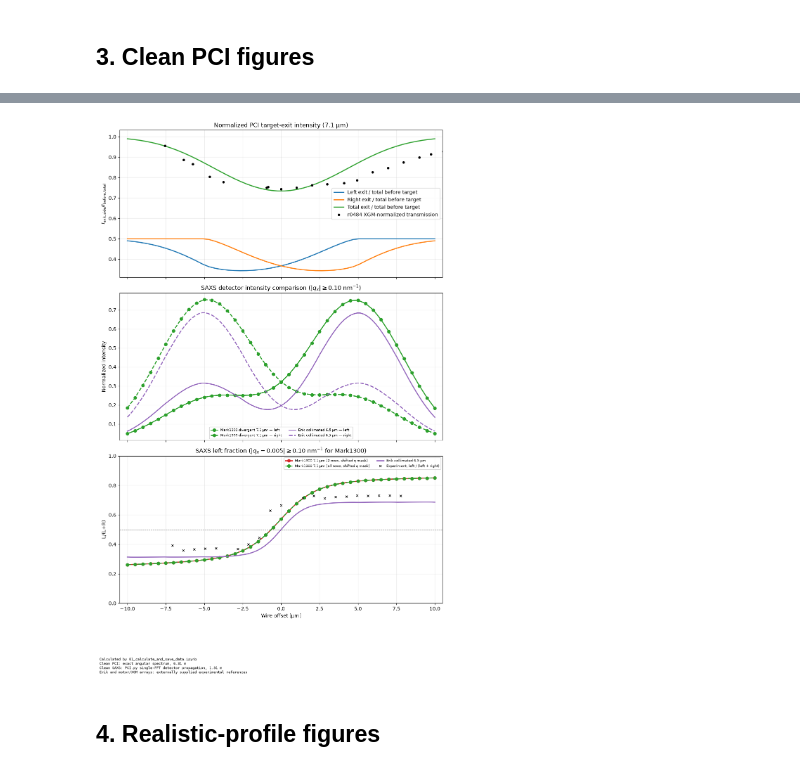
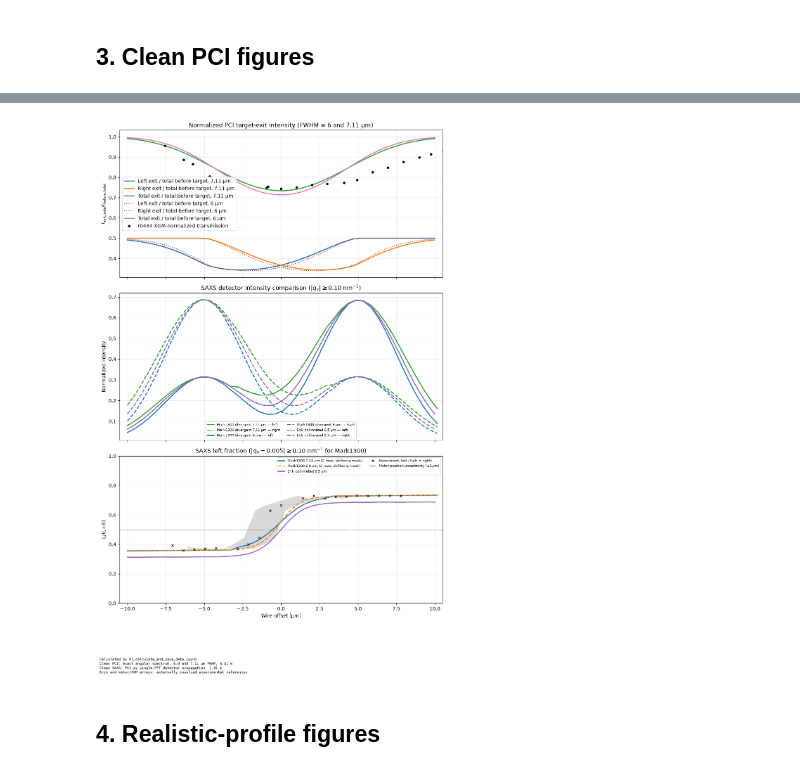
Before and after one commit to wenfe/PCI_Codebase, a Jupyter notebook: PCI_Codebase/SAXS_asymmetry/02_plot_and_save_figures.ipynb, the cells around one changed output, grey strips where cells are left out. Saved outputs shown, nothing was run; the diff lists cells and outputs as text; code cells hidden in the pictures.

```diff
--- a/PCI_Codebase/SAXS_asymmetry/02_plot_and_save_figures.ipynb
+++ b/PCI_Codebase/SAXS_asymmetry/02_plot_and_save_figures.ipynb
@@ -221,8 +347,10 @@ Clean SAXS figures: collimated_7p1um (41)
 # %%
 fig, axes = plt.subplots(1, 2, figsize=(15, 6))
 styles = {
-    "mark1300_7p1um": dict(color="tab:green", marker="s"),
-    "collimated_7p1um": dict(color="tab:purple", marker="D"),
+    "mark1300_7p11um": dict(color="tab:green", marker="s"),
+    "collimated_7p11um": dict(color="tab:purple", marker="D"),
+    "mark1300_6um": dict(color="tab:blue", marker="o"),
+    "collimated_6um": dict(color="tab:orange", marker="^"),
 }
 for case_name, case in clean_cases.items():
     table = np.loadtxt(case["table"])
@@ -246,6 +374,6 @@ axes[1].set(
 )
 axes[1].grid(alpha=0.25); axes[1].legend(fontsize=8)
 fig.tight_layout()
-save_figure(fig, SAXS_FIGURE_DIR / "SAXS_Mark1300_collimated_7p1um.png")
+save_figure(fig, SAXS_FIGURE_DIR / "SAXS_Mark1300_collimated_6um_7p11um.png")
 plt.show()
 # %% [output]
@@ -256,13 +384,13 @@ plt.show()
 METHODS_DIR = OUTPUT_DIR / "methods"
 METHODS_TABLE_DIR = METHODS_DIR / "tables"
 METHODS_FIGURE_DIR = METHODS_DIR / "figures"
-METHODS_MOVIE_DIR = METHODS_DIR / "movie" / "7p1um"
+METHODS_MOVIE_DIR = METHODS_DIR / "movie" / "7p11um"
 METHODS_FRAME_DIR = METHODS_MOVIE_DIR / "frames"
 METHODS_FIGURE_DIR.mkdir(parents=True, exist_ok=True)
 METHODS_FRAME_DIR.mkdir(parents=True, exist_ok=True)
 
 methods_profiles = np.load(require(PLOT_DATA_DIR / "methods_pointing_profiles.npz"))
-methods_table = np.loadtxt(require(METHODS_TABLE_DIR / "DivSAXS_asymmetry_Methods_7p1um.dat"))
+methods_table = np.loadtxt(require(METHODS_TABLE_DIR / "DivSAXS_asymmetry_Methods_7p11um.dat"))
 methods_offsets_um = methods_table[:, 0] / 1e3
 methods_fraction = methods_table[:, 1] / (methods_table[:, 1] + methods_table[:, 2])
 lingen_table = np.loadtxt(require(LINGEN_REFERENCE_PATH))
@@ -283,9 +411,9 @@ axes[0].set(
     xlim=(-0.3, 0.3), ylim=(1e-8, 5e-4), xlabel=r"Q$_x$ (1/nm)",
     ylabel="Normalized intensity", title="SAXS pointing scan: lineouts vs wire offset",
 )
-axes[0].grid(alpha=0.25); axes[0].legend(fontsize=6, ncol=2, title="wire offset / data")
+#axes[0].grid(alpha=0.25); axes[0].legend(fontsize=6, ncol=2, title="wire offset / data")
 axes[1].plot(methods_offsets_um, methods_fraction, "o-", color=rofl.b(), lw=2,
-             label="This Methods reduction (7.1 µm)")
+             label="This Methods reduction (7.11 µm)")
 axes[1].plot(lingen_offsets_um, lingen_fraction, "s--", ms=3, color=rofl.o(),
              label="Lingen reference (6 µm)")
 axes[1].plot(erik["offsets_um"], erik["left_fraction"], "-", color=rofl.g(), label="Erik (collimated)")
@@ -326,5 +467,6 @@ plt.show()
 # %%
-gallery_offsets_um = np.arange(-10.0, 10.0 + 0.25, 0.5)
+# Use every offset generated by notebook 01 on its regular 0.48 um grid.
+gallery_offsets_um = np.asarray(methods_profiles["offsets_um"], dtype=float)
 gif_frames = []
 pci_half_width_um = N_GRID * PIXEL_SIZE / (2 * PCI.um)
 q_half_width = float(np.abs(Q_AXIS).max())
@@ -397,29 +568,49 @@ plt.show()
 # %%
 clean_pci = np.loadtxt(require(CLEAN_PCI_DIR / "pci_exit_left_right_vs_offset.dat"))
-saxs_7 = np.loadtxt(require(SAXS_TABLE_DIR / "DivSAXS_asymmetry_Mark1300_7p1um.dat"))
-q_shifted = np.loadtxt(require(CLEAN_PCI_DIR / "mark1300_7p1um_shifted_q_mask_left_fraction.dat"))
-
+clean_pci_6 = np.loadtxt(require(CLEAN_PCI_DIR / "pci_exit_left_right_vs_offset_6um.dat"))
+saxs_7 = np.loadtxt(require(SAXS_TABLE_DIR / "DivSAXS_asymmetry_Mark1300_7p11um.dat"))
+saxs_6 = np.loadtxt(require(SAXS_TABLE_DIR / "DivSAXS_asymmetry_Mark1300_6um.dat"))
+q_shifted_7 = np.loadtxt(require(CLEAN_PCI_DIR / "mark1300_7p11um_shifted_q_mask_left_fraction.dat"))
+q_shifted_6 = np.loadtxt(require(CLEAN_PCI_DIR / "mark1300_6p0um_shifted_q_mask_left_fraction.dat"))
+for label, shifted_data in (("7.11 um", q_shifted_7), ("6.0 um", q_shifted_6)):
+    if shifted_data.ndim != 2 or shifted_data.shape[1] != 3 or not np.all(np.isfinite(shifted_data)):
+        raise ValueError(f"Invalid {label} shifted-q table: expected three finite columns")
+if q_shifted_6.shape == q_shifted_7.shape and np.array_equal(q_shifted_6, q_shifted_7):
+    raise ValueError("The 6.0 um shifted-q table duplicates the 7.11 um table")
 fig, axes = plt.subplots(3, 1, figsize=(10, 16), sharex=True)
 axes[0].plot(clean_pci[:, 0], clean_pci[:, 1], color="tab:blue", lw=2,
-             label="Left exit / total before target")
+             label="Left exit / total before target, 7.11 µm")
 axes[0].plot(clean_pci[:, 0], clean_pci[:, 2], color="tab:orange", lw=2,
-             label="Right exit / total before target")
+             label="Right exit / total before target, 7.11 µm")
 axes[0].plot(clean_pci[:, 0], clean_pci[:, 3], color="tab:green", lw=2,
-             label="Total exit / total before target")
+             label="Total exit / total before target, 7.11 µm")
+axes[0].plot(clean_pci_6[:, 0], clean_pci_6[:, 1], color="tab:red", lw=1.6, ls=":",
+             label="Left exit / total before target, 6 µm")
+axes[0].plot(clean_pci_6[:, 0], clean_pci_6[:, 2], color="tab:brown", lw=1.6, ls=":",
+             label="Right exit / total before target, 6 µm")
+axes[0].plot(clean_pci_6[:, 0], clean_pci_6[:, 3], color="tab:pink", lw=2,
+             label="Total exit / total before target, 6 µm")
 axes[0].plot(transmission_position_um, transmission, "ko", ms=4,
              label="r0484 XGM-normalized transmission")
 axes[0].set(
     ylabel=r"$I_{\mathrm{exit,side}}/I_{\mathrm{before,total}}$",
-    title="Normalized PCI target-exit intensity (7.1 µm)", xlim=(-10.5, 10.5),
+    title="Normalized PCI target-exit intensity (FWHM = 6 and 7.11 µm)",
+    xlim=(-10.5, 10.5),
 )
 axes[0].legend()
 
 saxs_7_offsets_um, saxs_7_left, saxs_7_right = saxs_7[:, 0] / 1e3, saxs_7[:, 1], saxs_7[:, 2]
 saxs_7_scale = np.nanmax(saxs_7_left + saxs_7_right)
-axes[1].plot(saxs_7_offsets_um, saxs_7_left / saxs_7_scale, "o-", color="tab:green", lw=2,
-             label="Mark1300 divergent 7.1 µm — left")
-axes[1].plot(saxs_7_offsets_um, saxs_7_right / saxs_7_scale, "o--", color="tab:green", lw=2,
-             label="Mark1300 divergent 7.1 µm — right")
+axes[1].plot(saxs_7_offsets_um, saxs_7_left / saxs_7_scale, "-", color="tab:green", lw=2,
+             label="Mark1300 divergent 7.11 µm — left")
+axes[1].plot(saxs_7_offsets_um, saxs_7_right / saxs_7_scale, "--", color="tab:green", lw=2,
+             label="Mark1300 divergent 7.11 µm — right")
+saxs_6_offsets_um, saxs_6_left, saxs_6_right = saxs_6[:, 0] / 1e3, saxs_6[:, 1], saxs_6[:, 2]
+saxs_6_scale = np.nanmax(saxs_6_left + saxs_6_right)
+axes[1].plot(saxs_6_offsets_um, saxs_6_left / saxs_6_scale, "-", color="tab:blue", lw=2,
+             label="Mark1300 divergent 6 µm — left")
+axes[1].plot(saxs_6_offsets_um, saxs_6_right / saxs_6_scale, "--", color="tab:blue", lw=2,
+             label="Mark1300 divergent 6 µm — right")
 erik_scale = np.nanmax(erik["total"])
 axes[1].plot(erik["offsets_um"], erik["left"] / erik_scale, "-", color="tab:purple", lw=2,
              label="Erik collimated 6.5 µm — left")
@@ -427,39 +618,55 @@ axes[1].plot(erik["offsets_um"], erik["right"] / erik_scale, "--", color="tab:pu
              label="Erik collimated 6.5 µm — right")
 axes[1].set(
     ylabel="Normalized intensity",
     title=r"SAXS detector intensity comparison ($|q_x| \geq 0.10$ nm$^{-1}$)",
 )
 axes[1].legend(fontsize=7, ncol=2)
 
-axes[2].plot(q_shifted[:, 0], q_shifted[:, 1], "o-", color="tab:red", lw=2,
-             label="Mark1300 7.1 µm (2 rows, shifted q mask)")
-axes[2].plot(q_shifted[:, 0], q_shifted[:, 2], "o--", color="tab:green", lw=2,
-             label="Mark1300 7.1 µm (all rows, shifted q mask)")
+axes[2].plot(q_shifted_7[:, 0], q_shifted_7[:, 1], "-", color="tab:blue", lw=2,
+             label="Mark1300 7.11 µm (2 rows, shifted q mask)")
+axes[2].plot(q_shifted_6[:, 0], q_shifted_6[:, 1], "--", color="tab:orange", lw=2,
+             label="Mark1300 6.0 µm (2 rows, shifted q mask)")
+# axes[2].plot(q_shifted_6[:, 0], q_shifted_6[:, 2], "--", color="tab:green", lw=2,
+#              label="Mark1300 6.0 µm (10 rows, shifted q mask)")
 axes[2].plot(erik["offsets_um"], erik["left_fraction"], "-", color="tab:purple", lw=2,
              label="Erik collimated 6.5 µm")
 axes[2].plot(erik["motor_offsets_um"], erik["motor_left_fraction"], "kx", ms=5,
              label="Experiment, left / (left + right)")
+motor_order = np.argsort(erik["motor_offsets_um"])
+motor_x = erik["motor_offsets_um"][motor_order]
+motor_y = erik["motor_left_fraction"][motor_order]
+motor_band_x = np.linspace(motor_x.min() + 1, motor_x.max() - 1, 500)
+motor_shift_plus = np.interp(motor_band_x - 1, motor_x, motor_y)
+motor_shift_minus = np.interp(motor_band_x + 1, motor_x, motor_y)
+axes[2].fill_between(
+    motor_band_x,
+    np.minimum(motor_shift_plus, motor_shift_minus),
+    np.maximum(motor_shift_plus, motor_shift_minus),
+    color="k", alpha=0.15, lw=0, zorder=0,
+    label=r"Motor-position uncertainty ($\pm 1\,\mu$m)",
+)
+
 axes[2].axhline(0.5, color="k", lw=0.8, ls="--")
 axes[2].set(
     xlabel="Wire offset [µm]", ylabel="L/(L+R)", ylim=(0, 1),
     title=r"SAXS left fraction ($|q_x - 0.005| \geq 0.10$ nm$^{-1}$ for Mark1300)",
 )
 axes[2].legend(fontsize=7, ncol=2)
 for axis in axes:
     axis.grid(alpha=0.25)
 fig.text(
     0.01, 0.01,
     "Calculated by 01_calculate_and_save_data.ipynb\n"
-    "Clean PCI: exact angular spectrum, 6.31 m\n"
+    "Clean PCI: exact angular spectrum, 6.0 and 7.11 µm FWHM, 6.31 m\n"
     "Clean SAXS: PCI.py single-FFT detector propagation, 1.31 m\n"
     "Erik and motor/XGM arrays: externally supplied experimental references",
     ha="left", va="bottom", fontsize=7, family="monospace",
 )
 fig.tight_layout(rect=(0, 0.10, 1, 1))
 save_figure(fig, CLEAN_PCI_DIR / "clean_pci_saxs_mark1300_left_right_vs_offset.png")
 plt.show()
 # %% [output]
-[figure, old version]
+[figure, new version]
 # %% [markdown]
 ## 4. Realistic-profile figures
 # %%
```
Also changed, not shown: parts of 16 cells of this notebook, 9 other files.
